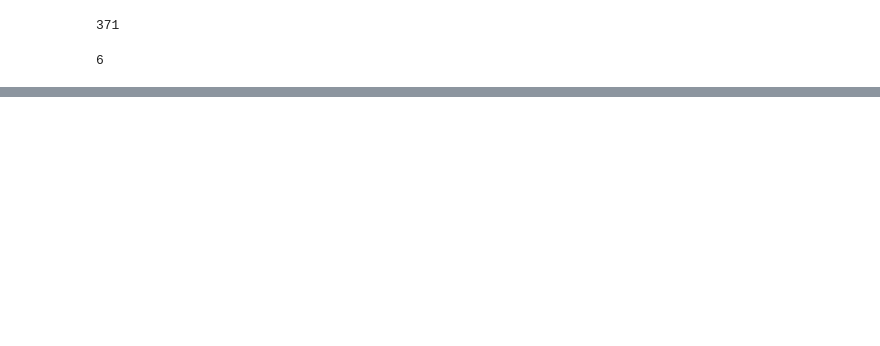
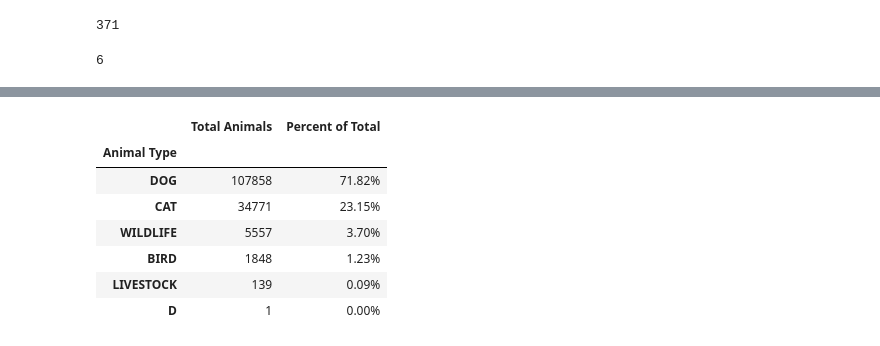
Before and after one commit to jconcha56429/Project1, a Jupyter notebook: Project1.ipynb, the cells around one changed output, grey strips where cells are left out. Cells and saved outputs as stored; diff of their text form; code cells hidden in the pictures; blank space fills up the shorter version.

```diff
--- a/Project1.ipynb
+++ b/Project1.ipynb
@@ -104,0 +200,20 @@ num_animal_types
+# %%
+groupby_animals = dallas_shelter_data.groupby(["Animal Type"])
+
+totalAnimals = dallas_shelter_data["Animal Id"].nunique()
+animalCount = groupby_animals["Animal Id"].nunique()
+animalPercent = animalCount / totalAnimals * 100
+
+shelter_animals = pd.DataFrame({"Total Animals": animalCount,
+                                "Percent of Total": animalPercent})
+shelter_animals["Percent of Total"] = shelter_animals["Percent of Total"].map("{:.2f}%".format)
+shelter_animals[["Total Animals", "Percent of Total"]].sort_values(["Total Animals"], ascending=False)
+# %% [output]
+|  | Total Animals | Percent of Total |
+| Animal Type |  |  |
+| DOG | 107858 | 71.82% |
+| CAT | 34771 | 23.15% |
+| WILDLIFE | 5557 | 3.70% |
+| BIRD | 1848 | 1.23% |
+| LIVESTOCK | 139 | 0.09% |
+| D | 1 | 0.00% |
```
Also changed, not shown: parts of 10 cells of this notebook, 7 other files.
